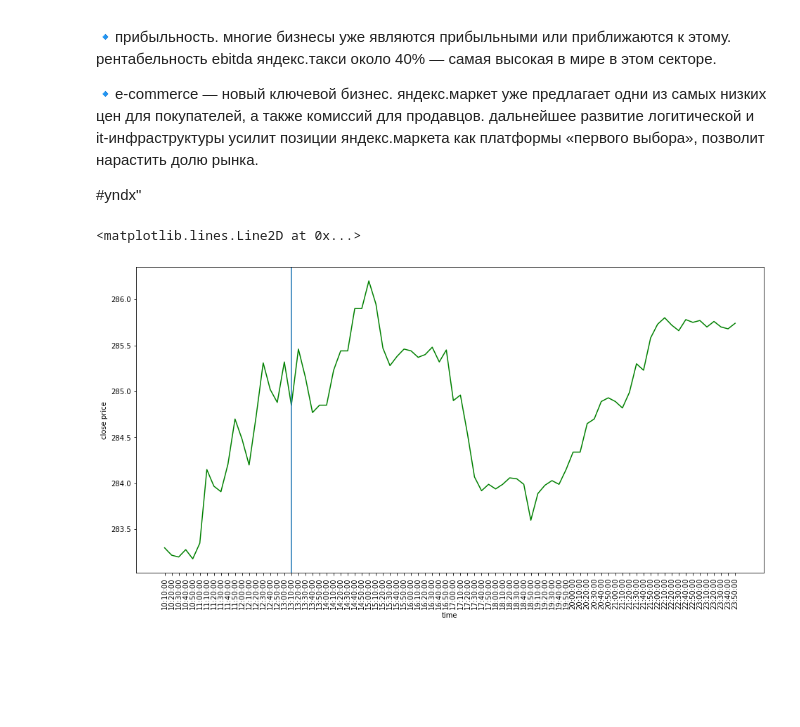
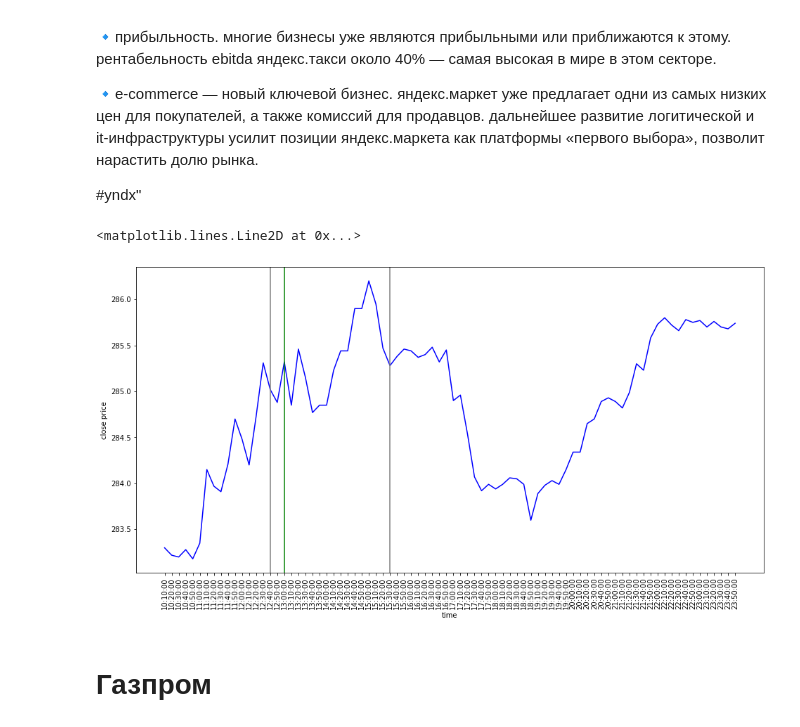
Before and after one commit to dariagerasimenko/stock_price_prediction_using_news, a Jupyter notebook: notebooks/graphs.ipynb, the cells around one changed output. Cells and saved outputs as stored; diff of their text form; code cells hidden in the pictures; blank space fills up the shorter version.

Commit message:
добавила графики с газпромом

```diff
--- a/notebooks/graphs.ipynb
+++ b/notebooks/graphs.ipynb
@@ -215,13 +215,17 @@ df_5 = yndx[yndx['<DATE>']==20210527]
 # %%
 fig, ax = plt.subplots(figsize=(16,8))
 #ax.set_facecolor('#000041')
 ax = sns.lineplot(x = '<TIME>', y = '<CLOSE>',
               data = df_4,
-              color = 'green')
+              color = 'blue')
 
 ax.set(xlabel='time', ylabel='close price')
 ax.tick_params(axis='x', rotation=90)
-plt.axvline('13:10:00', 0,max(df_1['<CLOSE>']))
+plt.axvline('13:00:00', 0,max(df_1['<CLOSE>']), color = 'green')
+plt.axvline('12:40:00', 0,max(df_1['<CLOSE>']), color = 'grey')
+plt.axvline('15:30:00', 0,max(df_1['<CLOSE>']), color = 'grey')
 # %% [output]
 <matplotlib.lines.Line2D at 0x...>
-[figure, old version]
+[figure, new version]
+# %% [markdown]
+# Газпром
```
Also changed, not shown: parts of 15 cells of this notebook.
